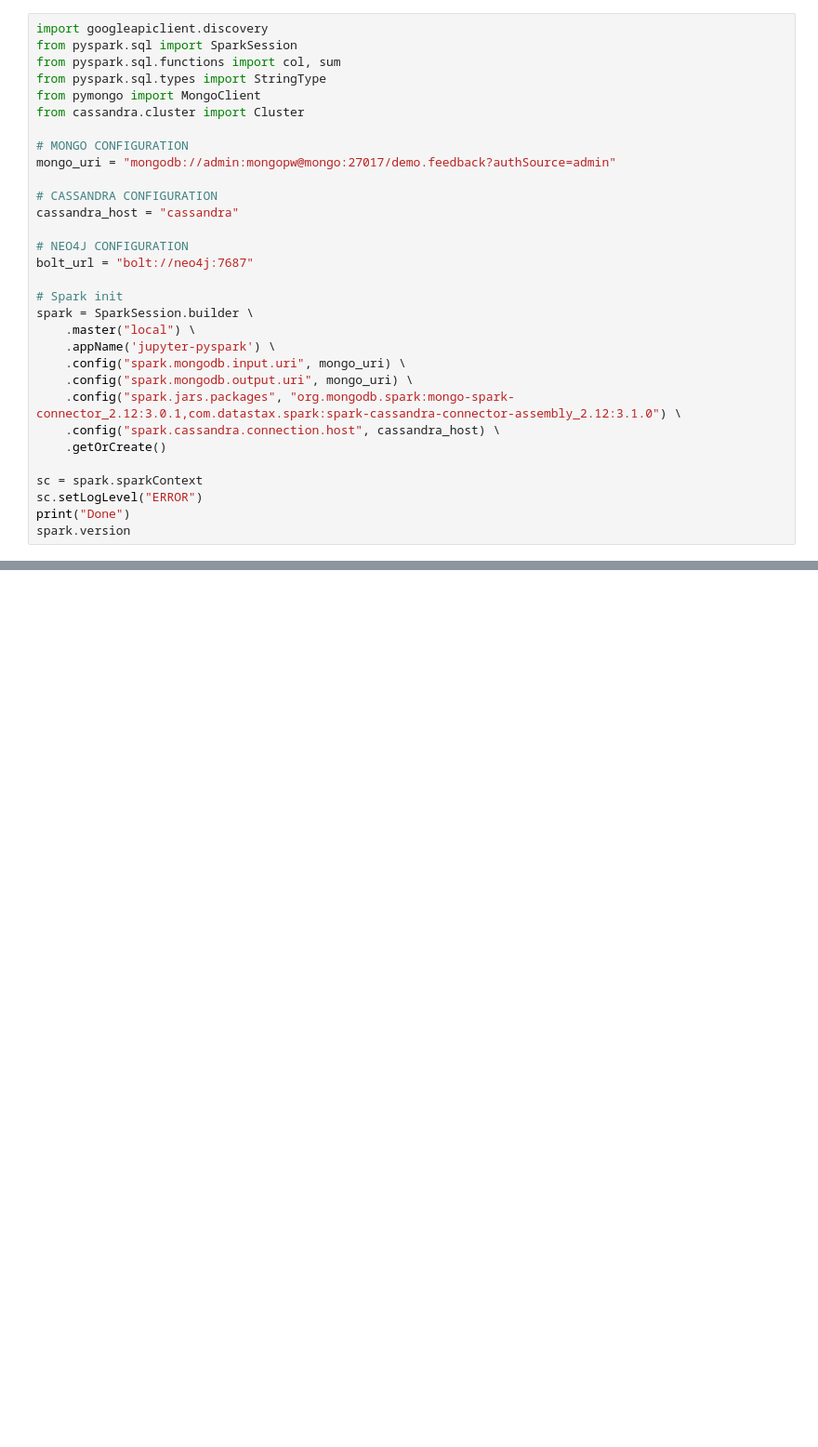
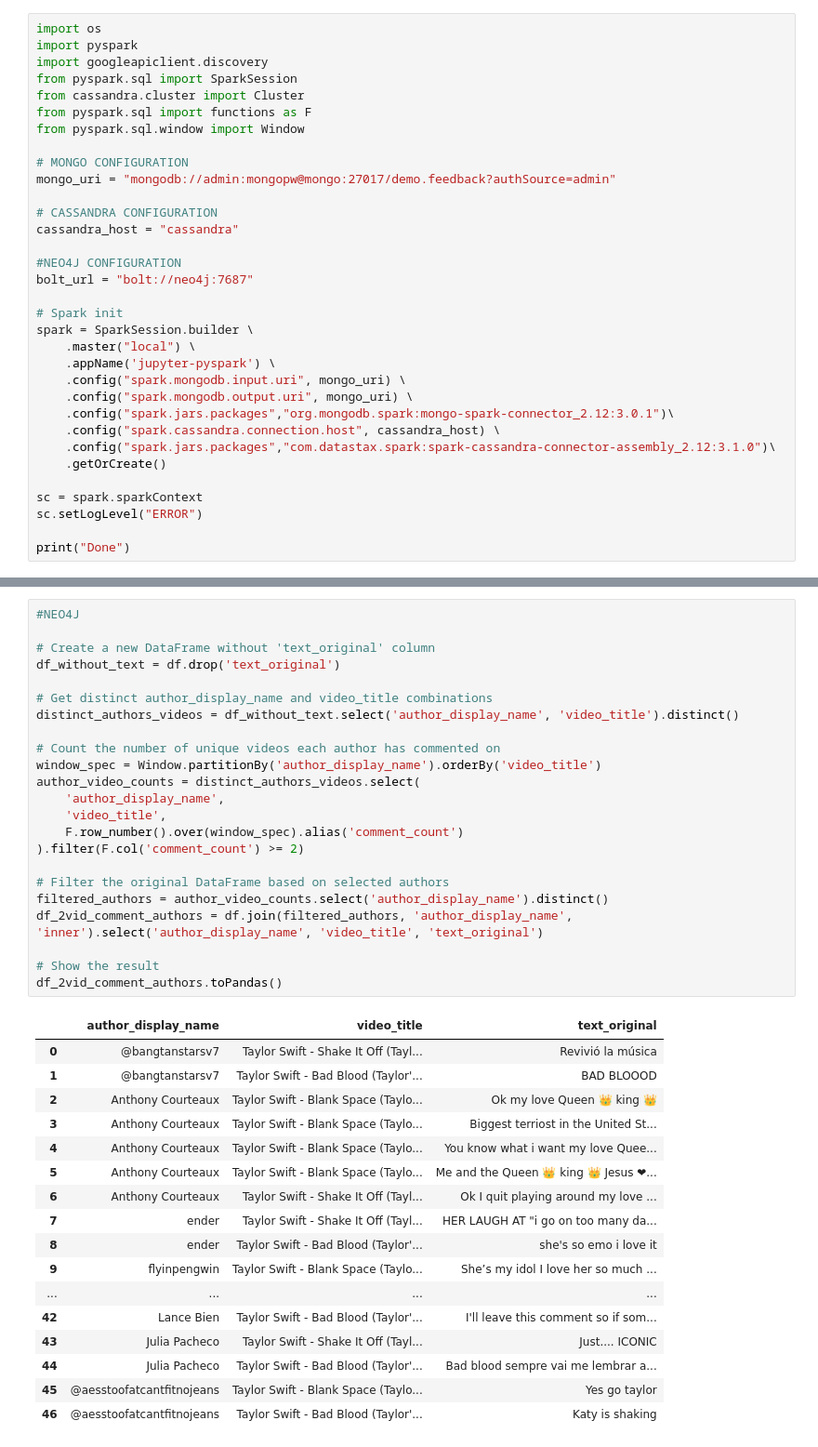
Before and after one commit to OldPickle/IST_769_GP, a Jupyter notebook: GroupProj.ipynb, the cells around one changed output, grey strips where cells are left out. Shown: that part at 93% size. Saved outputs shown, nothing was run; the diff lists cells and outputs as text; blank space fills up the shorter version.

Commit message:
Deleted jars, not needed, near final version of GroupProj.ipynb

```diff
--- a/GroupProj.ipynb
+++ b/GroupProj.ipynb
@@ -12,10 +6,11 @@ import pyspark
 # %%
+import os
+import pyspark
 import googleapiclient.discovery
 from pyspark.sql import SparkSession
-from pyspark.sql.functions import col, sum
-from pyspark.sql.types import StringType
-from pymongo import MongoClient
 from cassandra.cluster import Cluster
+from pyspark.sql import functions as F
+from pyspark.sql.window import Window
 
 # MONGO CONFIGURATION
 mongo_uri = "mongodb://admin:mongopw@mongo:27017/demo.feedback?authSource=admin"
@@ -23,7 +18,7 @@ mongo_uri = "mongodb://admin:mongopw@mongo:27017/demo.feedback?authSource=admin"
 # CASSANDRA CONFIGURATION
 cassandra_host = "cassandra"
 
-# NEO4J CONFIGURATION
+#NEO4J CONFIGURATION
 bolt_url = "bolt://neo4j:7687"
 
 # Spark init
@@ -32,13 +27,14 @@ spark = SparkSession.builder \
     .appName('jupyter-pyspark') \
     .config("spark.mongodb.input.uri", mongo_uri) \
     .config("spark.mongodb.output.uri", mongo_uri) \
-    .config("spark.jars.packages", "org.mongodb.spark:mongo-spark-connector_2.12:3.0.1,com.datastax.spark:spark-cassandra-connector-assembly_2.12:3.1.0") \
+    .config("spark.jars.packages","org.mongodb.spark:mongo-spark-connector_2.12:3.0.1")\
     .config("spark.cassandra.connection.host", cassandra_host) \
+    .config("spark.jars.packages","com.datastax.spark:spark-cassandra-connector-assembly_2.12:3.1.0")\
     .getOrCreate()
 
 sc = spark.sparkContext
 sc.setLogLevel("ERROR")
+
 print("Done")
-spark.version
 # %% [output]
 Done
@@ -303 +247,42 @@ root
+# %%
+#NEO4J
+
+# Create a new DataFrame without 'text_original' column
+df_without_text = df.drop('text_original')
+
+# Get distinct author_display_name and video_title combinations
+distinct_authors_videos = df_without_text.select('author_display_name', 'video_title').distinct()
+
+# Count the number of unique videos each author has commented on
+window_spec = Window.partitionBy('author_display_name').orderBy('video_title')
+author_video_counts = distinct_authors_videos.select(
+    'author_display_name',
+    'video_title',
+    F.row_number().over(window_spec).alias('comment_count')
+).filter(F.col('comment_count') >= 2)
+
+# Filter the original DataFrame based on selected authors
+filtered_authors = author_video_counts.select('author_display_name').distinct()
+df_2vid_comment_authors = df.join(filtered_authors, 'author_display_name', 'inner').select('author_display_name', 'video_title', 'text_original')
+
+# Show the result
+df_2vid_comment_authors.toPandas()
+# %% [output]
+|  | author_display_name | video_title | text_original |
+| 0 | @bangtanstarsv7 | Taylor Swift - Shake It Off (Tayl... | Revivió la música |
+| 1 | @bangtanstarsv7 | Taylor Swift - Bad Blood (Taylor'... | BAD BLOOOD |
+| 2 | Anthony Courteaux | Taylor Swift - Blank Space (Taylo... | Ok my love Queen 👑 king 👑 |
+| 3 | Anthony Courteaux | Taylor Swift - Blank Space (Taylo... | Biggest terriost in the United St... |
+| 4 | Anthony Courteaux | Taylor Swift - Blank Space (Taylo... | You know what i want my love Quee... |
+| 5 | Anthony Courteaux | Taylor Swift - Blank Space (Taylo... | Me and the Queen 👑 king 👑 Jesus ❤... |
+| 6 | Anthony Courteaux | Taylor Swift - Shake It Off (Tayl... | Ok I quit playing around my love ... |
+| 7 | ender | Taylor Swift - Shake It Off (Tayl... | HER LAUGH AT "i go on too many da... |
+| 8 | ender | Taylor Swift - Bad Blood (Taylor'... | she's so emo i love it |
+| 9 | flyinpengwin | Taylor Swift - Blank Space (Taylo... | She’s my idol I love her so much ... |
+| ... | ... | ... | ... |
+| 42 | Lance Bien | Taylor Swift - Bad Blood (Taylor'... | I'll leave this comment so if som... |
+| 43 | Julia Pacheco | Taylor Swift - Shake It Off (Tayl... | Just.... ICONIC |
+| 44 | Julia Pacheco | Taylor Swift - Bad Blood (Taylor'... | Bad blood sempre vai me lembrar a... |
+| 45 | @aesstoofatcantfitnojeans | Taylor Swift - Blank Space (Taylo... | Yes go taylor |
+| 46 | @aesstoofatcantfitnojeans | Taylor Swift - Bad Blood (Taylor'... | Katy is shaking |
 # %%
```
Also changed, not shown: parts of 23 cells of this notebook, 2 other files.
